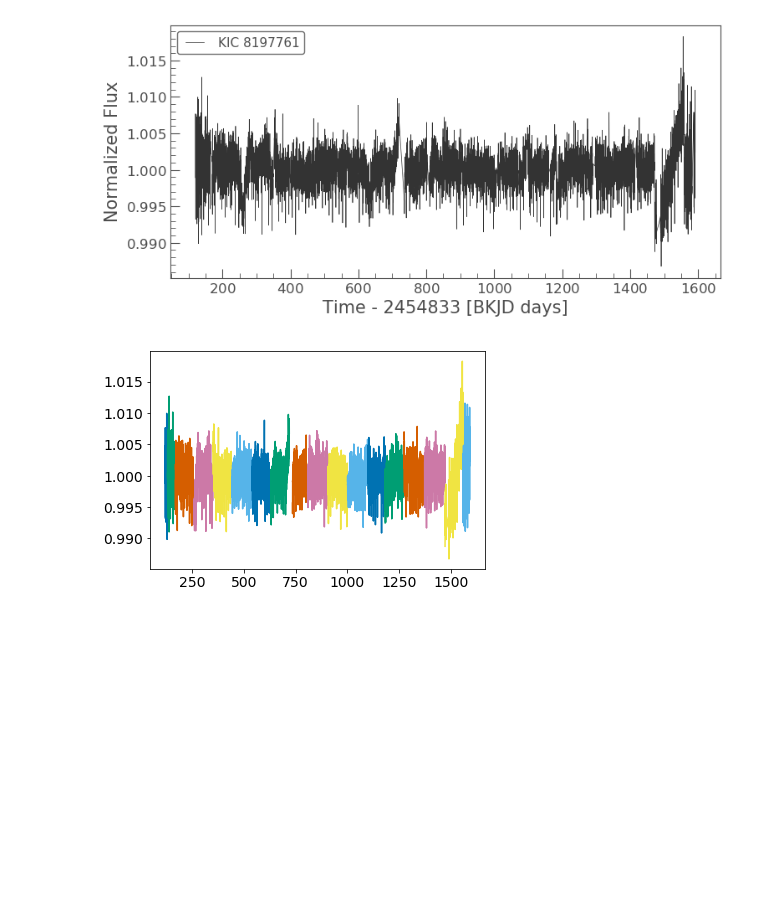
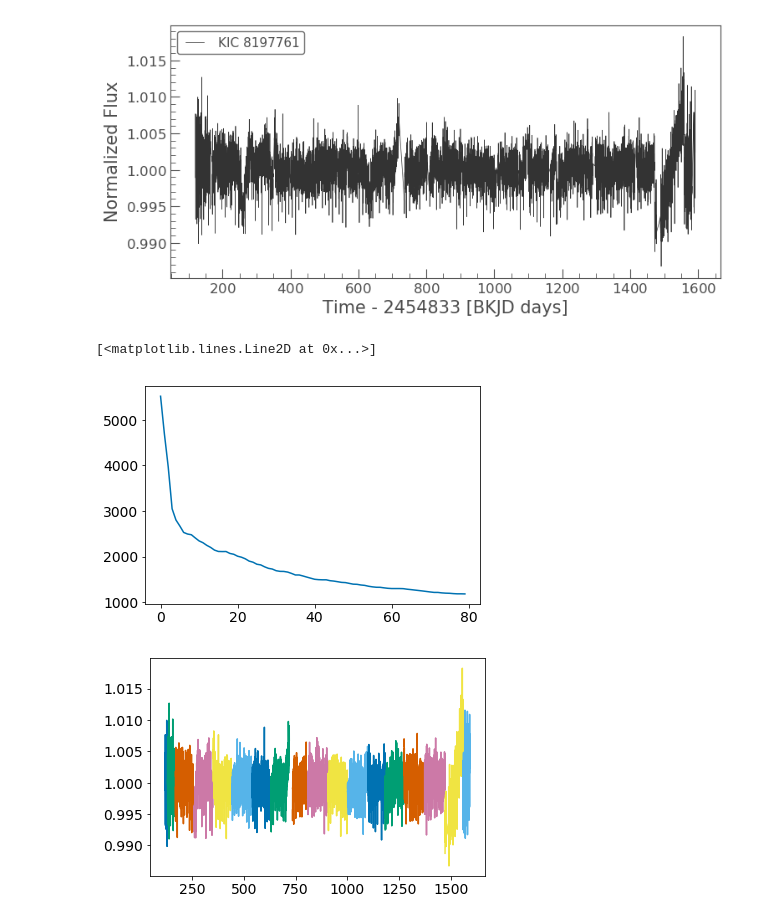
Before and after one commit to benjaminpope/hot, a Jupyter notebook: notebooks/test.ipynb, the cells around one changed output. Saved outputs shown, nothing was run; the diff lists cells and outputs as text; code cells hidden in the pictures; blank space fills up the shorter version.

```diff
--- a/notebooks/test.ipynb
+++ b/notebooks/test.ipynb
@@ -76,6 +76,11 @@ lc2.plot()
 <matplotlib.axes._subplots.AxesSubplot at 0x...>
 [figure]
 [figure]
+# %%
+plt.plot(noise)
+# %% [output]
+[<matplotlib.lines.Line2D at 0x...>]
+[figure, added]
 # %%
 for q in range(18):
     m = (lc.quarter==q)
```
Also changed, not shown: 1 other file.
